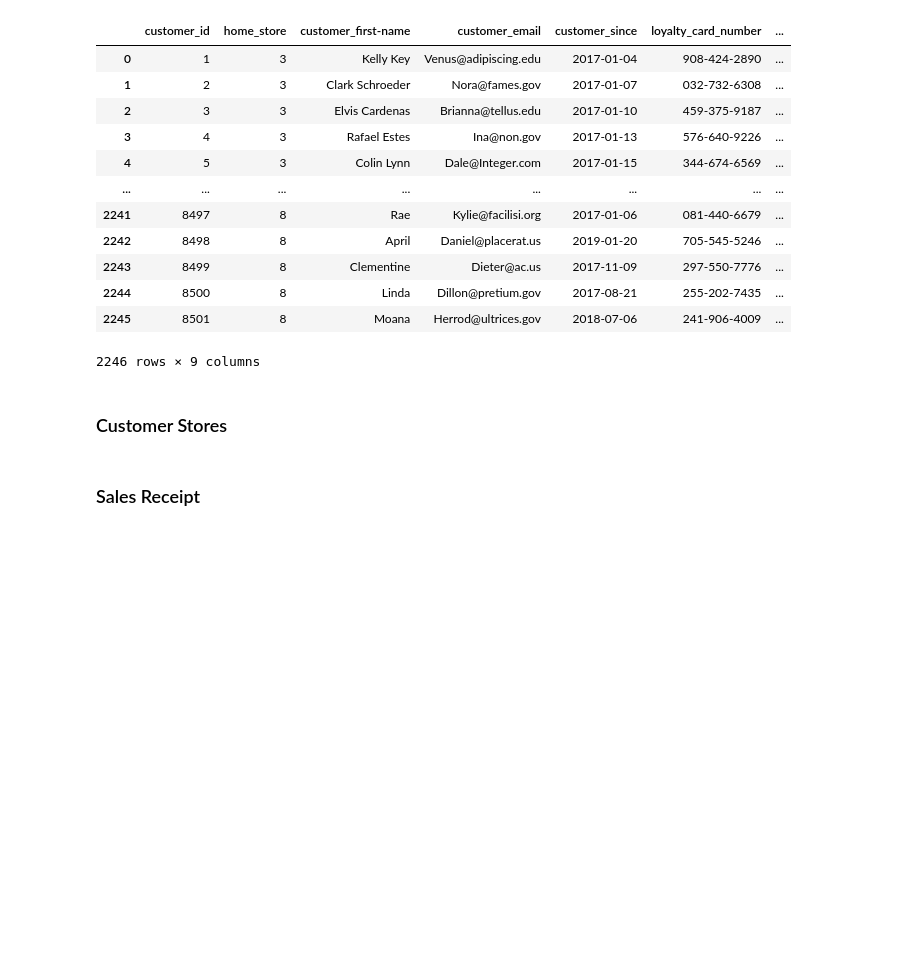
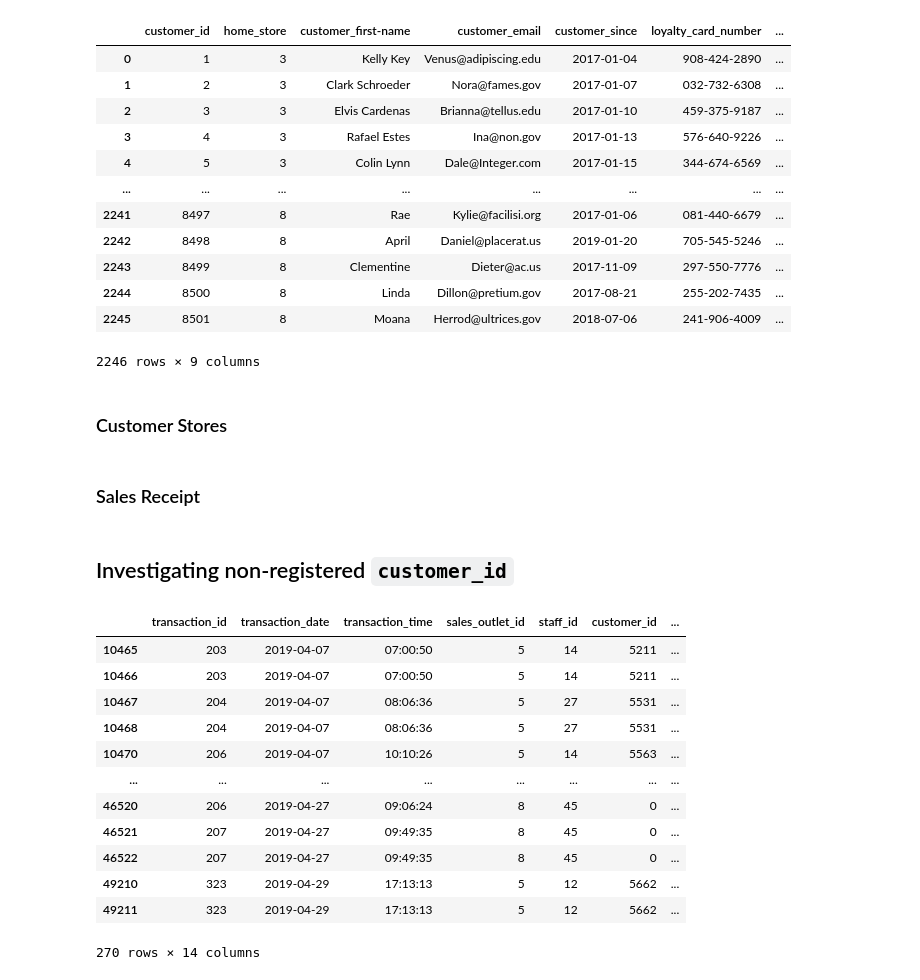
Before and after one commit to nindakhoirunnisa/nindakhoirunnisa.github.io, a Jupyter notebook: coffee_shops/input_data.ipynb, the cells around one changed output. Drawn from its saved outputs; the diff is of its cells as text; code cells hidden in the pictures; blank space fills up the shorter version.

```diff
--- a/coffee_shops/input_data.ipynb
+++ b/coffee_shops/input_data.ipynb
@@ -610,3 +612,22 @@ for index, row in sales_receipts.iterrows():
 # %%
 cursor.close()
 connection.close()
+# %% [markdown]
+## Investigating non-registered `customer_id`
+# %%
+df = pd.read_csv("201904 sales reciepts.csv")
+df[df.duplicated(subset=['transaction_id', 'transaction_date', 'product_id', 'sales_outlet_id'], keep=False)]
+# %% [output]
+|  | transaction_id | transaction_date | transaction_time | sales_outlet_id | staff_id | customer_id | ... |
+| 10465 | 203 | 2019-04-07 | 07:00:50 | 5 | 14 | 5211 | ... |
+| 10466 | 203 | 2019-04-07 | 07:00:50 | 5 | 14 | 5211 | ... |
+| 10467 | 204 | 2019-04-07 | 08:06:36 | 5 | 27 | 5531 | ... |
+| 10468 | 204 | 2019-04-07 | 08:06:36 | 5 | 27 | 5531 | ... |
+| 10470 | 206 | 2019-04-07 | 10:10:26 | 5 | 14 | 5563 | ... |
+| ... | ... | ... | ... | ... | ... | ... | ... |
+| 46520 | 206 | 2019-04-27 | 09:06:24 | 8 | 45 | 0 | ... |
+| 46521 | 207 | 2019-04-27 | 09:49:35 | 8 | 45 | 0 | ... |
+| 46522 | 207 | 2019-04-27 | 09:49:35 | 8 | 45 | 0 | ... |
+| 49210 | 323 | 2019-04-29 | 17:13:13 | 5 | 12 | 5662 | ... |
+| 49211 | 323 | 2019-04-29 | 17:13:13 | 5 | 12 | 5662 | ... |
+270 rows × 14 columns
```
Also changed, not shown: parts of 7 cells of this notebook, 1 other file.
